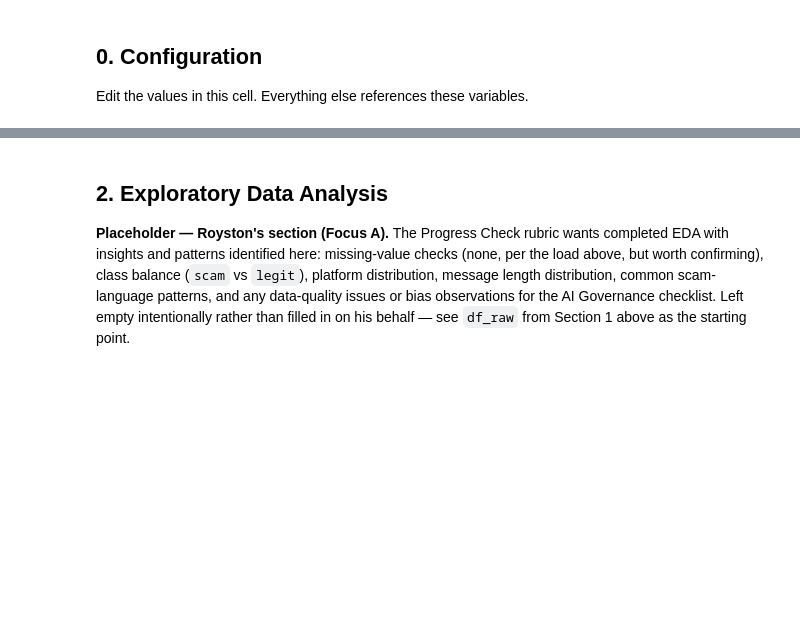
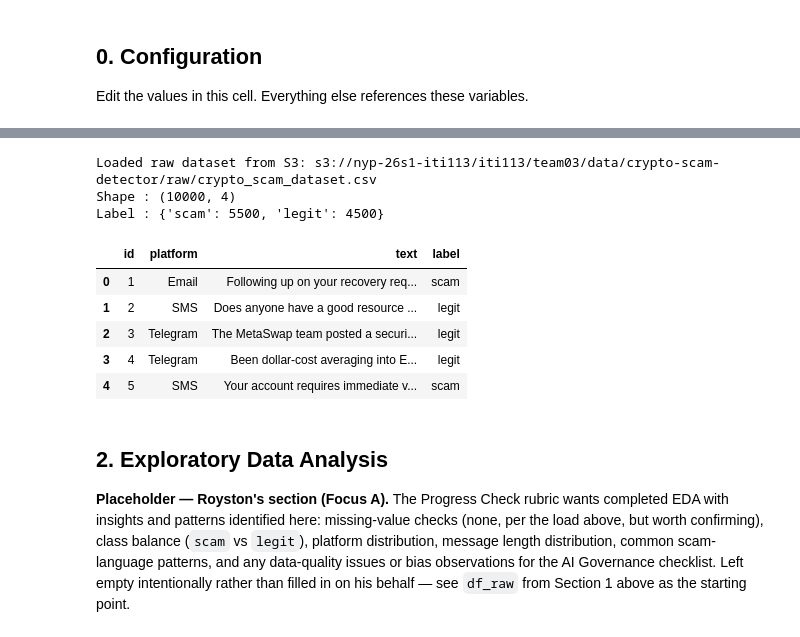
Before and after one commit to evaonghuilin-hub/CryptoScam-AI, a Jupyter notebook: notebooks/01_eda_and_data_preparation_team03.ipynb, the cells around one changed output, grey strips where cells are left out. Cells and saved outputs as stored; diff of their text form; code cells hidden in the pictures; blank space fills up the shorter version.

```diff
--- a/notebooks/01_eda_and_data_preparation_team03.ipynb
+++ b/notebooks/01_eda_and_data_preparation_team03.ipynb
@@ -70,8 +87,0 @@ print(f"Student ID : {STUDENT_ID}")
-# %%
-from utils.preprocessing import load_raw_data
-
-df_raw = load_raw_data()
-
-print(f'Shape : {df_raw.shape}')
-print(f'Label : {df_raw["label"].value_counts().to_dict()}')
-df_raw.head()
@@ -88,3 +99,41 @@ print(f'Raw data uploaded to: {RAW_S3_URI}')
+# %%
+import io
+import os
+
+import kagglehub
+import pandas as pd
+
+s3 = boto3.client('s3')
+RAW_S3_KEY = f'{PREFIX}/raw/crypto_scam_dataset.csv'
+RAW_S3_URI = f's3://{BUCKET}/{RAW_S3_KEY}'
+
+try:
+    obj = s3.get_object(Bucket=BUCKET, Key=RAW_S3_KEY)
+    df_raw = pd.read_csv(io.BytesIO(obj['Body'].read()))
+    print(f'Loaded raw dataset from S3: {RAW_S3_URI}')
+except s3.exceptions.NoSuchKey:
+    dataset_path = kagglehub.dataset_download("theeyanyan/crypto-scam-dataset")
+    csv_file = os.path.join(dataset_path, "crypto_scam_dataset.csv")
+    df_raw = pd.read_csv(csv_file)
+
+    buf = io.StringIO()
+    df_raw.to_csv(buf, index=False)
+    s3.put_object(Bucket=BUCKET, Key=RAW_S3_KEY, Body=buf.getvalue())
+    print(f'Not yet in S3 -- downloaded via kagglehub and uploaded to: {RAW_S3_URI}')
+
+print(f'Shape : {df_raw.shape}')
+print(f'Label : {df_raw["label"].value_counts().to_dict()}')
+df_raw.head()
+# %% [output]
+Loaded raw dataset from S3: s3://nyp-26s1-iti113/iti113/team03/data/crypto-scam-detector/raw/crypto_scam_dataset.csv
+Shape : (10000, 4)
+Label : {'scam': 5500, 'legit': 4500}
+|  | id | platform | text | label |
+| 0 | 1 | Email | Following up on your recovery req... | scam |
+| 1 | 2 | SMS | Does anyone have a good resource ... | legit |
+| 2 | 3 | Telegram | The MetaSwap team posted a securi... | legit |
+| 3 | 4 | Telegram | Been dollar-cost averaging into E... | legit |
+| 4 | 5 | SMS | Your account requires immediate v... | scam |
 # %% [markdown]
 ## 2. Exploratory Data Analysis
 
```
Also changed, not shown: parts of 14 cells of this notebook, 5 other files.
